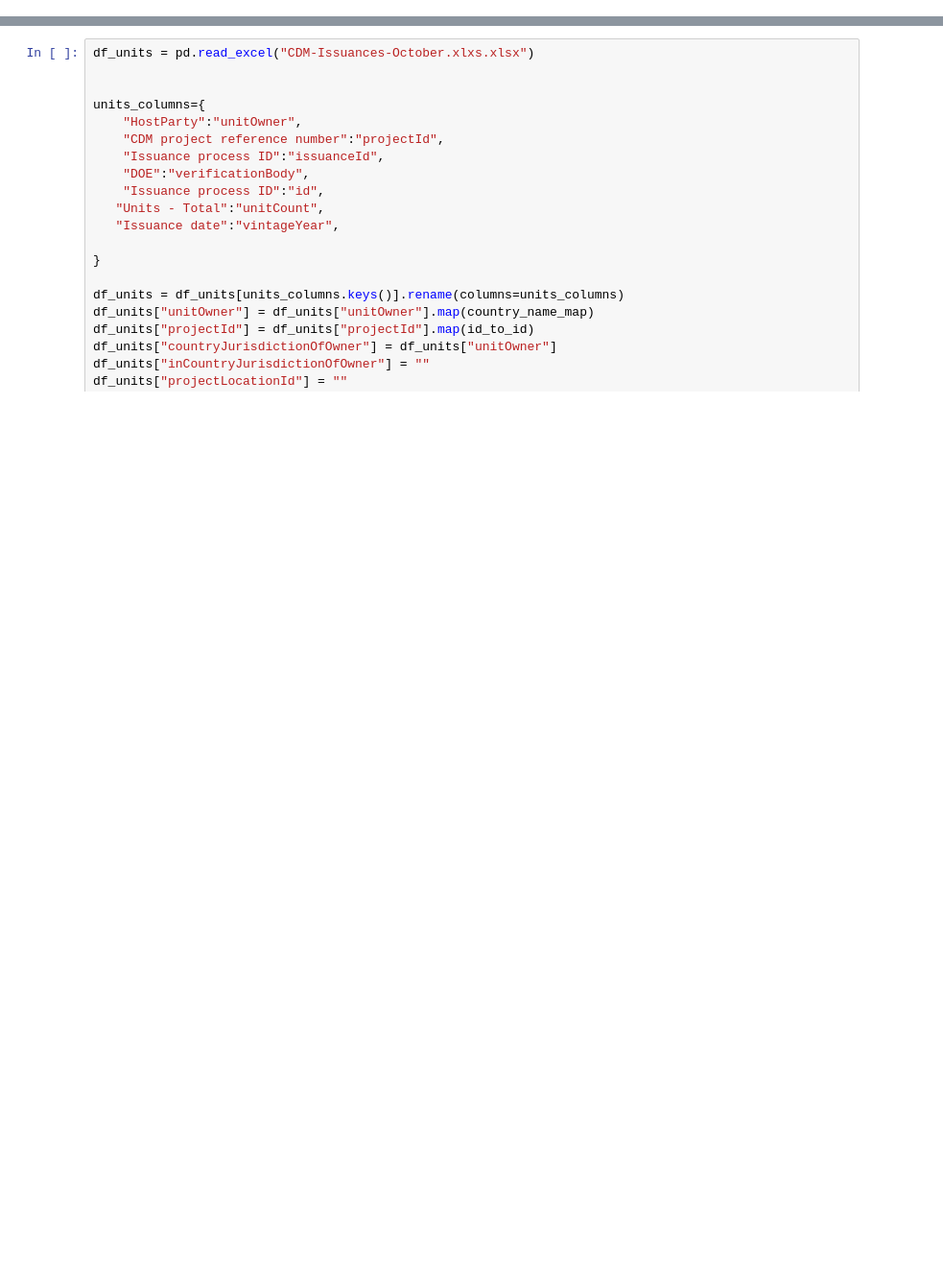
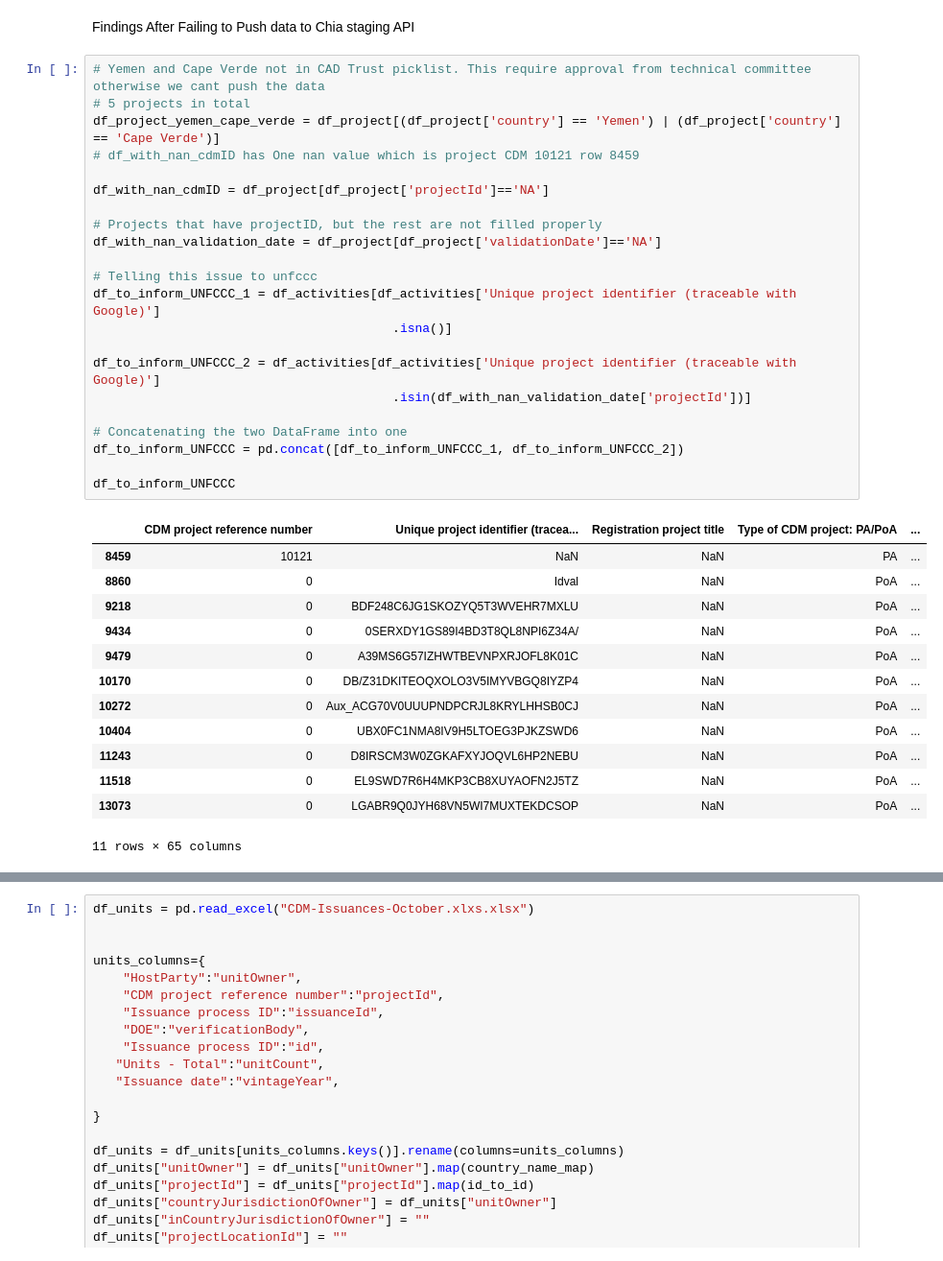
Before and after one commit to erickch123/cdm-unfccc-cadtrust, a Jupyter notebook: clean_cdm_projects.ipynb, the cells around one changed output, grey strips where cells are left out. Shown: that part at 96% size. Cells and saved outputs as stored; diff of their text form; blank space fills up the shorter version.

```diff
--- a/clean_cdm_projects.ipynb
+++ b/clean_cdm_projects.ipynb
@@ -191,0 +175,38 @@ Deprecated in NumPy 1.20; for more details and guidance: https://numpy.org/devdo
+# %% [markdown]
+Findings After Failing to Push data to Chia staging API
+# %%
+# Yemen and Cape Verde not in CAD Trust picklist. This require approval from technical committee otherwise we cant push the data
+# 5 projects in total
+df_project_yemen_cape_verde = df_project[(df_project['country'] == 'Yemen') | (df_project['country'] == 'Cape Verde')]
+# df_with_nan_cdmID has One nan value which is project CDM 10121 row 8459
+
+df_with_nan_cdmID = df_project[df_project['projectId']=='NA']
+
+# Projects that have projectID, but the rest are not filled properly
+df_with_nan_validation_date = df_project[df_project['validationDate']=='NA']
+
+# Telling this issue to unfccc
+df_to_inform_UNFCCC_1 = df_activities[df_activities['Unique project identifier (traceable with Google)']
+                                        .isna()]
+
+df_to_inform_UNFCCC_2 = df_activities[df_activities['Unique project identifier (traceable with Google)']
+                                        .isin(df_with_nan_validation_date['projectId'])]
+
+# Concatenating the two DataFrame into one
+df_to_inform_UNFCCC = pd.concat([df_to_inform_UNFCCC_1, df_to_inform_UNFCCC_2])
+
+df_to_inform_UNFCCC
+# %% [output]
+|  | CDM project reference number | Unique project identifier (tracea... | Registration project title | Type of CDM project: PA/PoA | ... |
+| 8459 | 10121 | NaN | NaN | PA | ... |
+| 8860 | 0 | Idval | NaN | PoA | ... |
+| 9218 | 0 | BDF248C6JG1SKOZYQ5T3WVEHR7MXLU | NaN | PoA | ... |
+| 9434 | 0 | 0SERXDY1GS89I4BD3T8QL8NPI6Z34A/ | NaN | PoA | ... |
+| 9479 | 0 | A39MS6G57IZHWTBEVNPXRJOFL8K01C | NaN | PoA | ... |
+| 10170 | 0 | DB/Z31DKITEOQXOLO3V5IMYVBGQ8IYZP4 | NaN | PoA | ... |
+| 10272 | 0 | Aux_ACG70V0UUUPNDPCRJL8KRYLHHSB0CJ | NaN | PoA | ... |
+| 10404 | 0 | UBX0FC1NMA8IV9H5LTOEG3PJKZSWD6 | NaN | PoA | ... |
+| 11243 | 0 | D8IRSCM3W0ZGKAFXYJOQVL6HP2NEBU | NaN | PoA | ... |
+| 11518 | 0 | EL9SWD7R6H4MKP3CB8XUYAOFN2J5TZ | NaN | PoA | ... |
+| 13073 | 0 | LGABR9Q0JYH68VN5WI7MUXTEKDCSOP | NaN | PoA | ... |
+11 rows × 65 columns
```
Also changed, not shown: parts of 16 cells of this notebook, 10 other files.
